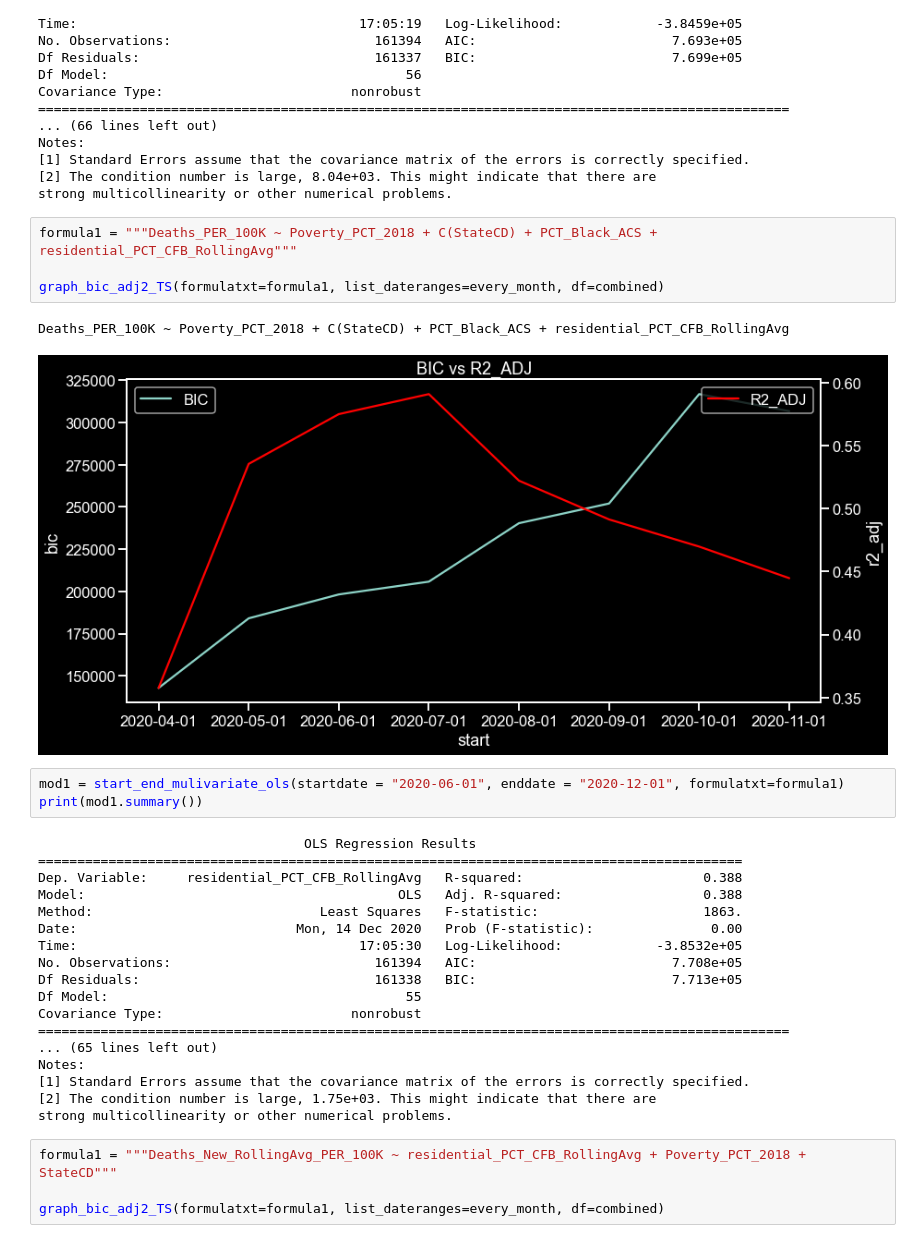
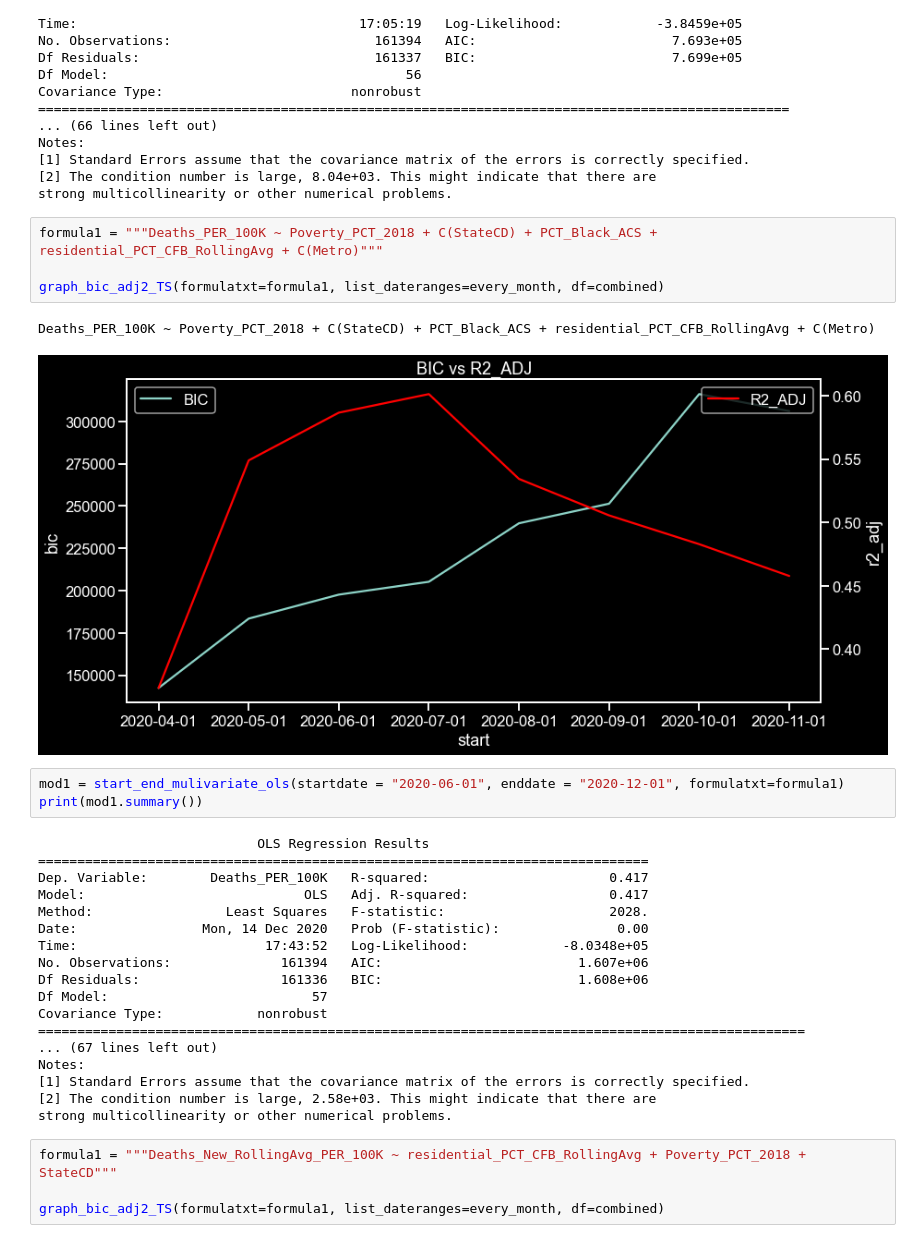
Before and after one commit to pballent/hia-covid, a Jupyter notebook: hia_covid_python_exploration/Combined_COVID_Scratch2.ipynb, the cells around one changed output. Drawn from its saved outputs; the diff is of its cells as text.

```diff
--- a/hia_covid_python_exploration/Combined_COVID_Scratch2.ipynb
+++ b/hia_covid_python_exploration/Combined_COVID_Scratch2.ipynb
@@ -504,32 +504,32 @@ Notes:
 [2] The condition number is large, 8.04e+03. This might indicate that there are
 strong multicollinearity or other numerical problems.
 # %%
-formula1 = """Deaths_PER_100K ~ Poverty_PCT_2018 + C(StateCD) + PCT_Black_ACS + residential_PCT_CFB_RollingAvg"""
+formula1 = """Deaths_PER_100K ~ Poverty_PCT_2018 + C(StateCD) + PCT_Black_ACS + residential_PCT_CFB_RollingAvg + C(Metro)"""
 
 graph_bic_adj2_TS(formulatxt=formula1, list_dateranges=every_month, df=combined)
 # %% [output]
-Deaths_PER_100K ~ Poverty_PCT_2018 + C(StateCD) + PCT_Black_ACS + residential_PCT_CFB_RollingAvg
+Deaths_PER_100K ~ Poverty_PCT_2018 + C(StateCD) + PCT_Black_ACS + residential_PCT_CFB_RollingAvg + C(Metro)
-[figure, old version]
+[figure, new version]
 # %%
 mod1 = start_end_mulivariate_ols(startdate = "2020-06-01", enddate = "2020-12-01", formulatxt=formula1)
 print(mod1.summary())
 # %% [output]
-                                  OLS Regression Results
-==========================================================================================
-Dep. Variable:     residential_PCT_CFB_RollingAvg   R-squared:                       0.388
-Model:                                        OLS   Adj. R-squared:                  0.388
-Method:                             Least Squares   F-statistic:                     1863.
-Date:                            Mon, 14 Dec 2020   Prob (F-statistic):               0.00
-Time:                                    17:05:30   Log-Likelihood:            -3.8532e+05
-No. Observations:                          161394   AIC:                         7.708e+05
-Df Residuals:                              161338   BIC:                         7.713e+05
-Df Model:                                      55
-Covariance Type:                        nonrobust
-================================================================================================
-... (65 lines left out)
+                            OLS Regression Results
+==============================================================================
+Dep. Variable:        Deaths_PER_100K   R-squared:                       0.417
+Model:                            OLS   Adj. R-squared:                  0.417
+Method:                 Least Squares   F-statistic:                     2028.
+Date:                Mon, 14 Dec 2020   Prob (F-statistic):               0.00
+Time:                        17:43:52   Log-Likelihood:            -8.0348e+05
+No. Observations:              161394   AIC:                         1.607e+06
+Df Residuals:                  161336   BIC:                         1.608e+06
+Df Model:                          57
+Covariance Type:            nonrobust
+==================================================================================================
+... (67 lines left out)
 Notes:
 [1] Standard Errors assume that the covariance matrix of the errors is correctly specified.
-[2] The condition number is large, 1.75e+03. This might indicate that there are
+[2] The condition number is large, 2.58e+03. This might indicate that there are
 strong multicollinearity or other numerical problems.
 # %%
 formula1 = """Deaths_New_RollingAvg_PER_100K ~ residential_PCT_CFB_RollingAvg + Poverty_PCT_2018 + StateCD"""
```
Also changed, not shown: 3 other files.
